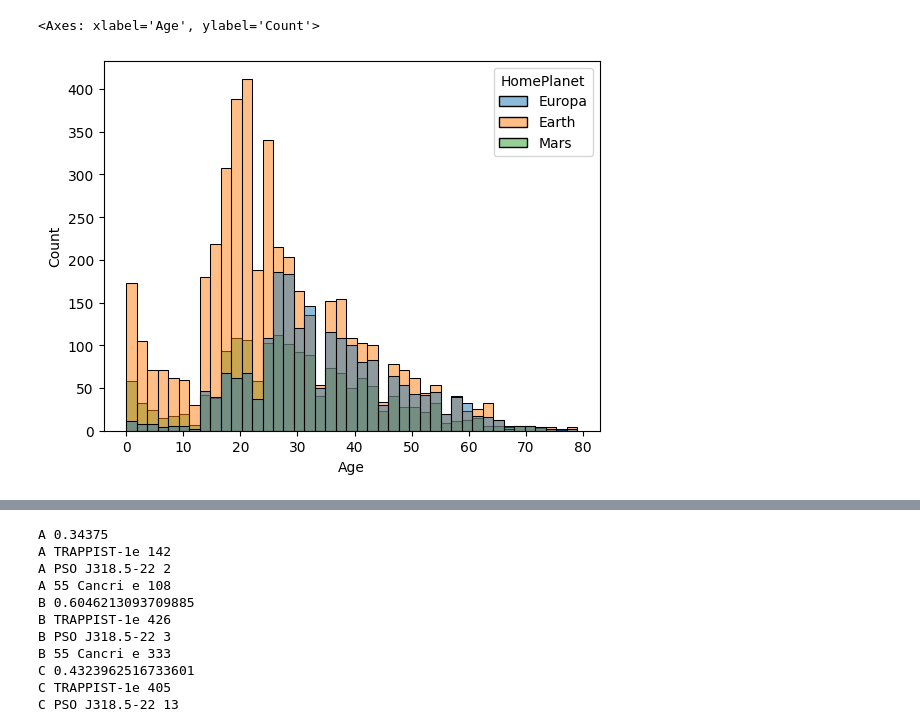
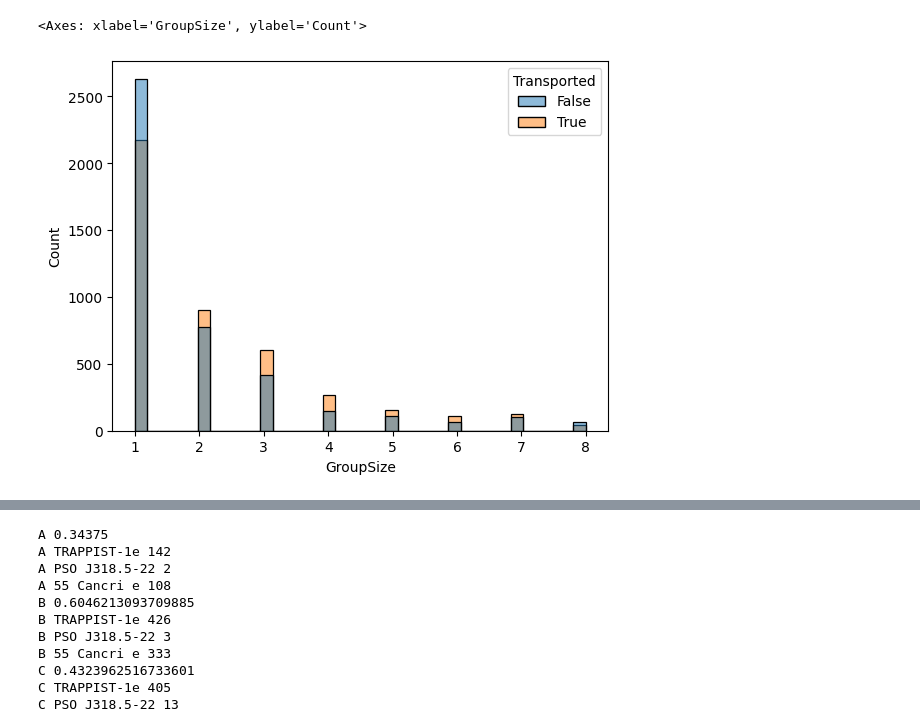
Before and after one commit to YoshiLeLama/projet-ml, a Jupyter notebook: data_analysis.ipynb, the cells around one changed output, grey strips where cells are left out. Drawn from its saved outputs; the diff is of its cells as text; code cells hidden in the pictures.

```diff
--- a/data_analysis.ipynb
+++ b/data_analysis.ipynb
@@ -242,6 +139,13 @@ memory usage: 1.2+ MB
+# %%
+dataset['Group'] = dataset['PassengerId'].str.split('_').str[0]
+groups_size = dataset['Group'].value_counts().reset_index()
+groups_size.columns = ['Group', 'GroupSize']
+dataset = dataset.merge(groups_size, on='Group')
+dataset.loc[(dataset['GroupSize'] == 1), 'Solo'] = 1
+dataset['Solo'] = dataset['Solo'].fillna(0).astype(int)
 # %%
-sns.histplot(data=dataset, x='Age', hue='HomePlanet')
+sns.histplot(data=dataset, x='GroupSize', hue='Transported')
 # %% [output]
-<Axes: xlabel='Age', ylabel='Count'>
+<Axes: xlabel='GroupSize', ylabel='Count'>
-[figure, old version]
+[figure, new version]
 # %%
```
Also changed, not shown: parts of 9 cells of this notebook, 1 other file.
